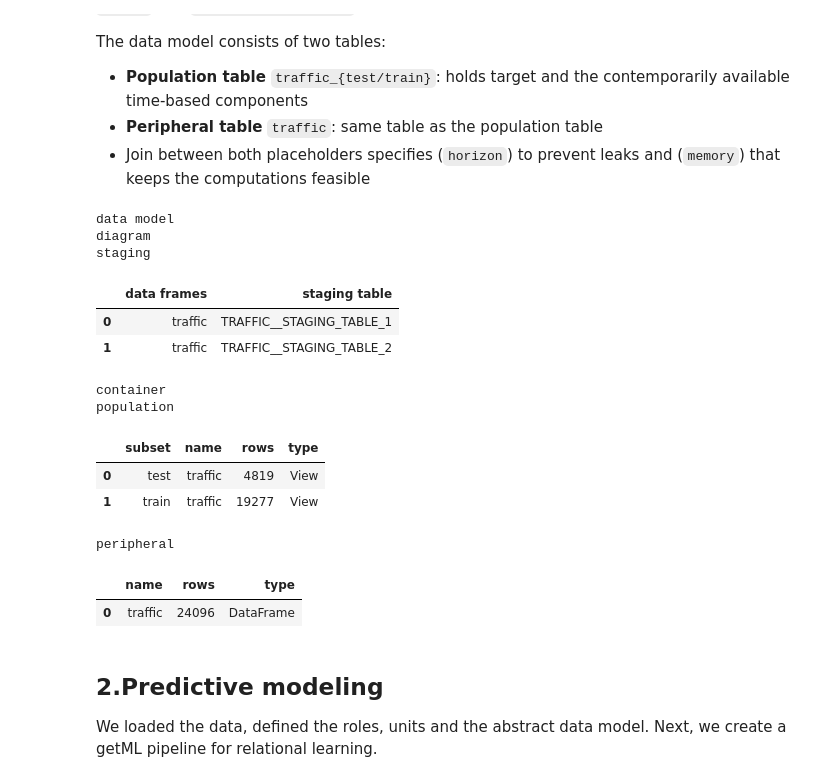
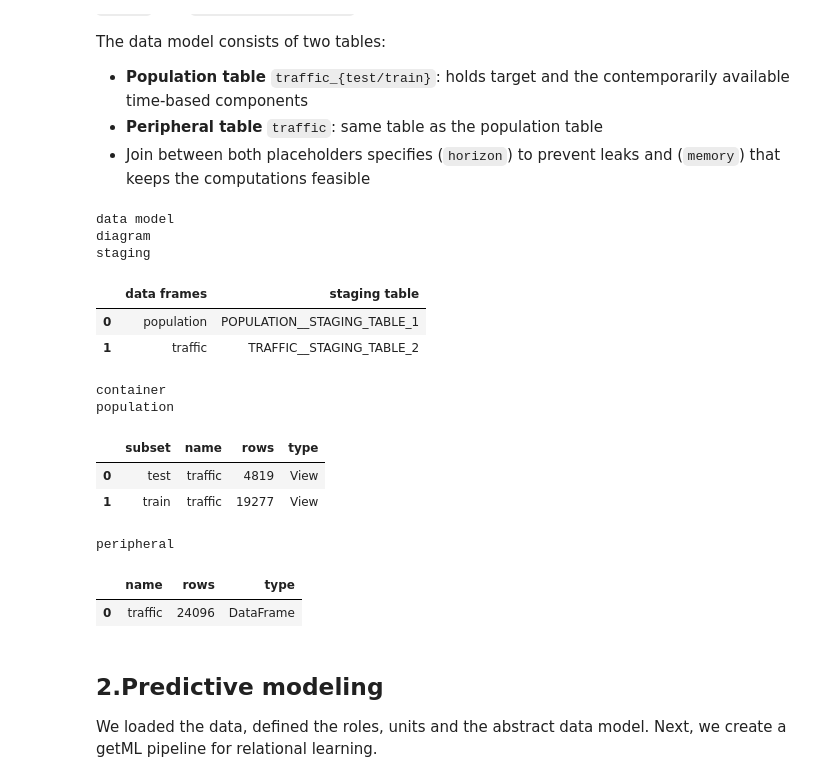
Before and after one commit to getml/getml-demo, a Jupyter notebook: interstate94.ipynb, the cells around one changed output. Saved outputs shown, nothing was run; the diff lists cells and outputs as text; code cells hidden in the pictures.

```diff
--- a/interstate94.ipynb
+++ b/interstate94.ipynb
@@ -155,22 +155,21 @@ The data model consists of two tables:
 # %%
 time_series = getml.data.TimeSeries(
     population=traffic,
     split=split,
-    alias="traffic",
     on='join_key',
     time_stamps='ds',
     horizon=getml.data.time.hours(1),
     memory=getml.data.time.days(7),
     lagged_targets=True,
 )
 
 time_series
 # %% [output]
 data model
 diagram
 staging
 |  | data frames | staging table |
-| 0 | traffic | TRAFFIC__STAGING_TABLE_1 |
+| 0 | population | POPULATION__STAGING_TABLE_1 |
 | 1 | traffic | TRAFFIC__STAGING_TABLE_2 |
 container
 population
```
Also changed, not shown: parts of 8 cells of this notebook.
